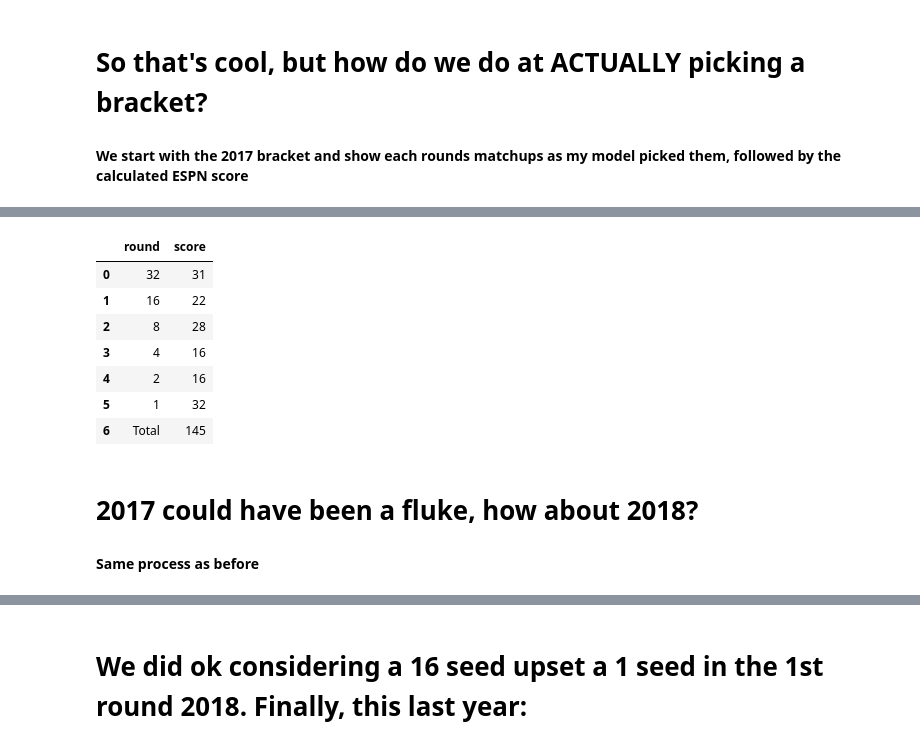
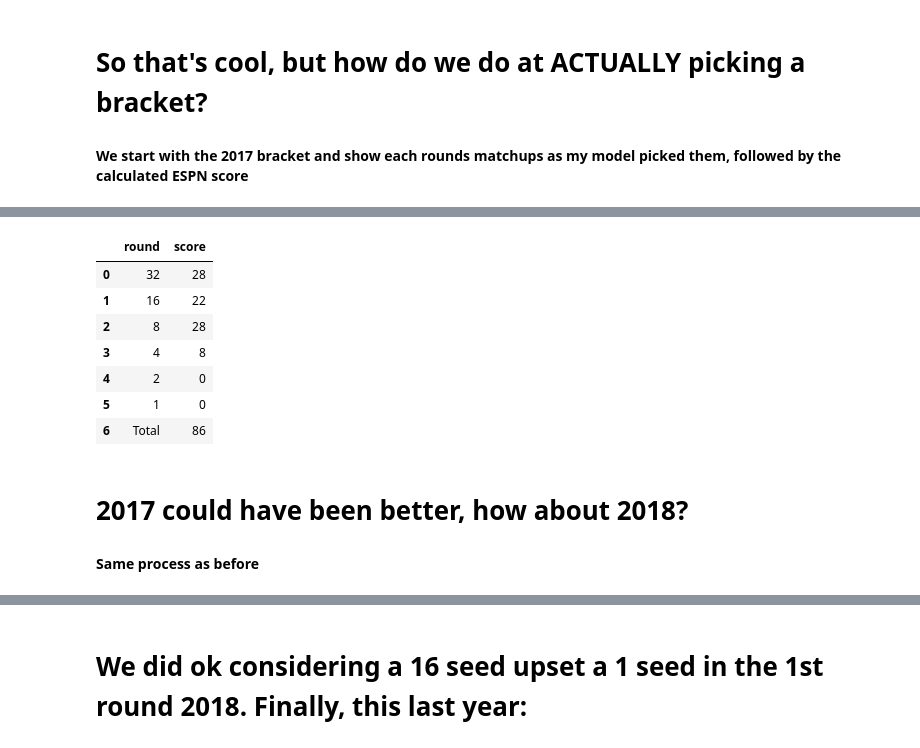
Before and after one commit to wohnjoods/MarchMadnessPredictor, a Jupyter notebook: Demo.ipynb, the cells around one changed output, grey strips where cells are left out. Cells and saved outputs as stored; diff of their text form; code cells hidden in the pictures.

```diff
--- a/Demo.ipynb
+++ b/Demo.ipynb
@@ -233,9 +235,9 @@ if module_path not in sys.path:
 
 from runTournament import runTournament
 
-df=pd.read_csv("tourney_game_master.csv")
+df=pd.read_csv("tourney_game_master_test_actual.csv")
 #2017 results
-dfList, scoreDF=runTournament(df,2017,'model_3','model_demo')
+dfList, scoreDF=runTournament(df,2017,'model_valid_demo','model_valid_demo')
 for df in dfList:
     print('\n',df)
 
@@ -261,13 +263,13 @@ scoreDF
 |  | round | score |
-| 0 | 32 | 31 |
+| 0 | 32 | 28 |
 | 1 | 16 | 22 |
 | 2 | 8 | 28 |
-| 3 | 4 | 16 |
-| 4 | 2 | 16 |
-| 5 | 1 | 32 |
-| 6 | Total | 145 |
+| 3 | 4 | 8 |
+| 4 | 2 | 0 |
+| 5 | 1 | 0 |
+| 6 | Total | 86 |
 # %% [markdown]
-# 2017 could have been a fluke, how about 2018?
+# 2017 could have been better, how about 2018?
 #### Same process as before
 # %%
 #2018 results
```
Also changed, not shown: parts of 18 cells of this notebook.
